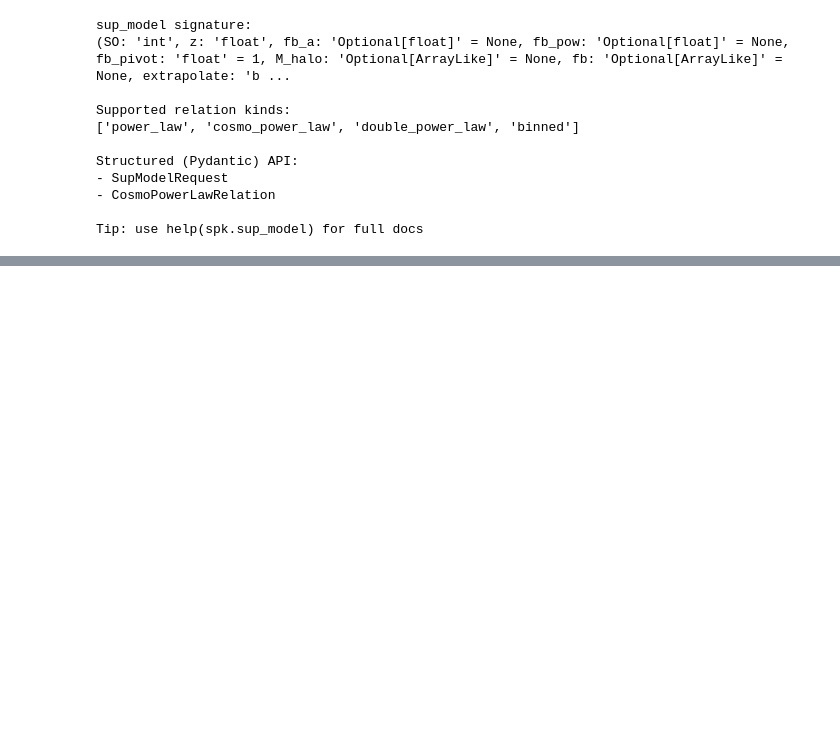
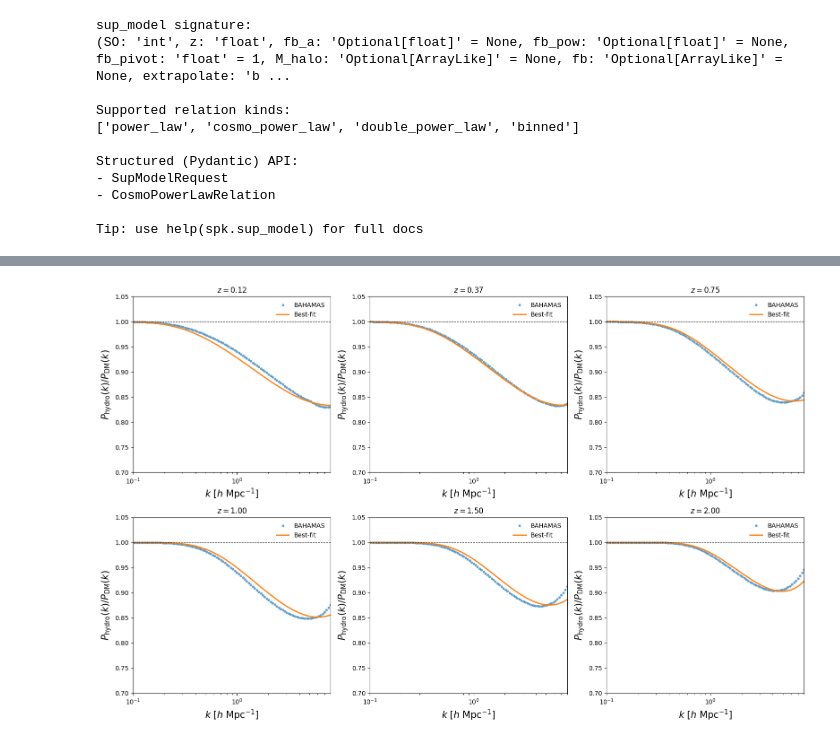
Before and after one commit to jemme07/pyspk, a Jupyter notebook: examples/pySPk_Examples.ipynb, the cells around one changed output, grey strips where cells are left out. Saved outputs shown, nothing was run; the diff lists cells and outputs as text; code cells hidden in the pictures; blank space fills up the shorter version.

```diff
--- a/examples/pySPk_Examples.ipynb
+++ b/examples/pySPk_Examples.ipynb
@@ -531,3 +614,35 @@ Posterior (median ±1σ):
+# %%
+# Plot best-fit model vs BAHAMAS data at representative redshifts
+fig, axes = plt.subplots(2, 3, figsize=(16, 10))
+axes = axes.flatten()
+z_plot = [0.125, 0.37, 0.75, 1.0, 1.5, 2.0]
+
+for ax, z in zip(axes, z_plot):
+    if z not in data_dict:
+        continue
+    k_data, sup_data = data_dict[z]
+    _, sup_best = evaluator(
+        z=z,
+        alpha=float(alpha_med),
+        beta=float(beta_med),
+        gamma=float(gamma_med),
+        cosmo=cosmo,
+    )
+
+    ax.plot(k_data, sup_data, "o", ms=3, label="BAHAMAS", alpha=0.6)
+    ax.plot(k_data, sup_best, "-", lw=2, label="Best-fit")
+    ax.set_xscale("log")
+    ax.axhline(1, c="k", ls="--", lw=0.8)
+    ax.set_xlabel("$k$ [$h$ Mpc$^{-1}$]")
+    ax.set_ylabel("$P_\\mathrm{hydro}(k)/P_\\mathrm{DM}(k)$")
+    ax.set_title(f"$z={z:.2f}$")
+    ax.set_xlim(0.1, k_max)
+    ax.set_ylim(0.7, 1.05)
+    ax.legend(frameon=False, fontsize=10)
+
+plt.tight_layout()
+# %% [output]
+[figure, added]
 # %%
 import corner
 
```
Also changed, not shown: parts of 7 cells of this notebook.
